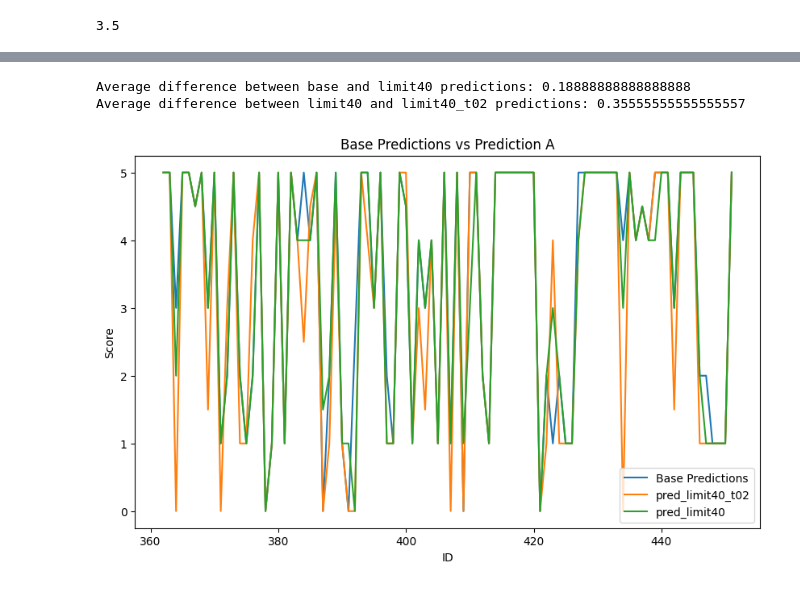
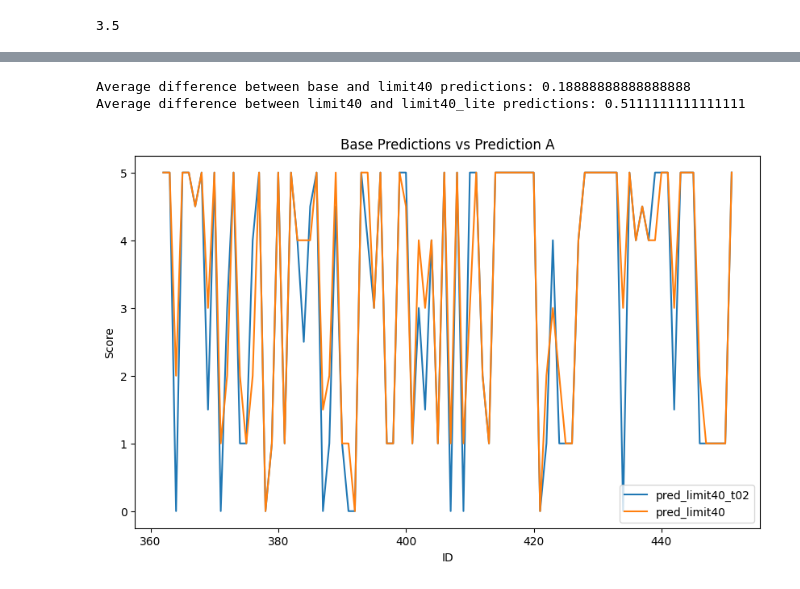
Before and after one commit to bookpanda/2110572-NLP-SYS, a Jupyter notebook: codes/midterm/midterm_prompt.ipynb, the cells around one changed output, grey strips where cells are left out. Cells and saved outputs as stored; diff of their text form; code cells hidden in the pictures.

Commit message:
lite sucks

```diff
--- a/codes/midterm/midterm_prompt.ipynb
+++ b/codes/midterm/midterm_prompt.ipynb
@@ -343,6 +372,7 @@ pred_limit10 = pd.read_csv('./predictions/predictions_limit10.csv')
 pred_limit18 = pd.read_csv('./predictions/predictions_limit18.csv')
 pred_limit25 = pd.read_csv('./predictions/predictions_limit25.csv')
 pred_limit40 = pd.read_csv('./predictions/predictions_limit40.csv')
+pred_limit40_lite = pd.read_csv('./predictions/predictions_limit40_lite.csv')
 pred_limit40_t02 = pd.read_csv('./predictions/predictions_limit40_t0.2.csv')
 pred_limit45 = pd.read_csv('./predictions/predictions_limit45.csv')
 # %%
@@ -358,28 +388,30 @@ def avg_diff(a: pd.DataFrame, b: pd.DataFrame) -> float:
 # print(f"Average difference between base and limit10 predictions: {avg_diff(base_predictions, pred_limit10)}")
 # print(f"Average difference between base and sorted predictions: {avg_diff(base_predictions, pred_sorted)}")
 print(f"Average difference between base and limit40 predictions: {avg_diff(base_predictions, pred_limit40)}")
-print(f"Average difference between limit40 and limit40_t02 predictions: {avg_diff(pred_limit40, pred_limit40_t02)}")
+# print(f"Average difference between limit40 and limit40_t02 predictions: {avg_diff(pred_limit40, pred_limit40_t02)}")
+print(f"Average difference between limit40 and limit40_lite predictions: {avg_diff(pred_limit40, pred_limit40_lite)}")
 # print(f"Average difference between base and limit45 predictions: {avg_diff(base_predictions, pred_limit45)}")
 # print(f"Average difference between limit40 and limit45 predictions: {avg_diff(pred_limit40, pred_limit45)}")
 # %% [output]
 Average difference between base and limit40 predictions: 0.18888888888888888
-Average difference between limit40 and limit40_t02 predictions: 0.35555555555555557
+Average difference between limit40 and limit40_lite predictions: 0.5111111111111111
 # %%
 import matplotlib.pyplot as plt
 
 plt.figure(figsize=(10, 6))
 # plt.plot(base_predictions['ID'], base_predictions['score'], label='Base Predictions')
 # plt.plot(pred_sorted['ID'], pred_sorted['score'], label='pred_sorted')
 # plt.plot(pred_cot1['ID'], pred_cot1['score'], label='pred_cot1')
 # plt.plot(pred_limit10['ID'], pred_limit10['score'], label='pred_limit10')
 # plt.plot(pred_limit18['ID'], pred_limit18['score'], label='pred_limit18')
-plt.plot(pred_limit40_t02['ID'], pred_limit40_t02['score'], label='pred_limit40_t02')
+# plt.plot(pred_limit40_t02['ID'], pred_limit40_t02['score'], label='pred_limit40_t02')
+plt.plot(pred_limit40['ID'], pred_limit40_lite['score'], label='pred_limit40')
 plt.plot(pred_limit40['ID'], pred_limit40['score'], label='pred_limit40')
 # plt.plot(pred_limit45['ID'], pred_limit45['score'], label='pred_limit45')
 plt.xlabel('ID')
 plt.ylabel('Score')
 plt.legend()
 plt.title('Base Predictions vs Prediction A')
 plt.show()
 # %% [output]
-[figure, old version]
+[figure, new version]
```
Also changed, not shown: parts of 6 cells of this notebook, 1 other file.
